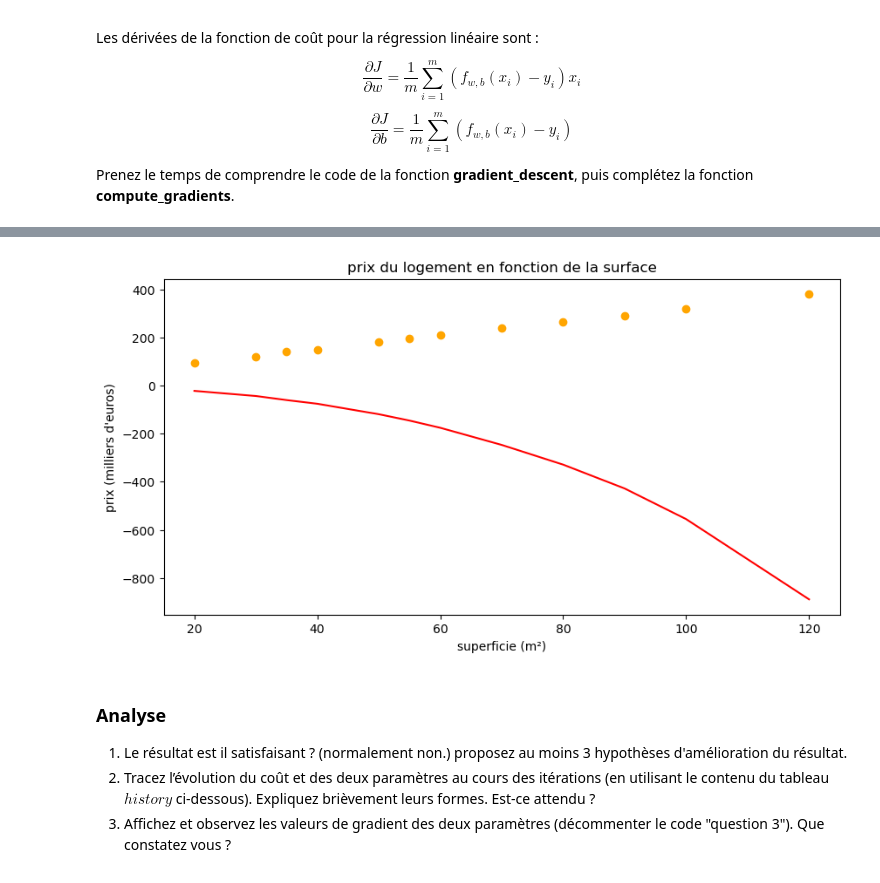
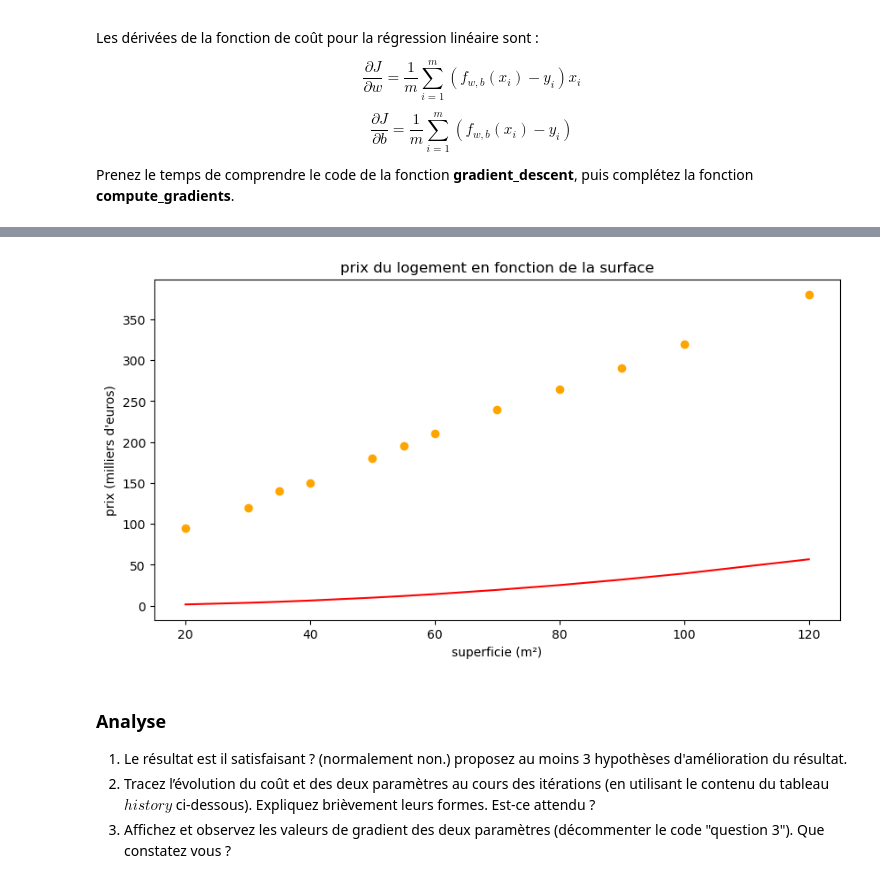
Before and after one commit to Hemiole/ml26, a Jupyter notebook: TD1-intro_machine_learning.ipynb, the cells around one changed output, grey strips where cells are left out. Saved outputs shown, nothing was run; the diff lists cells and outputs as text; code cells hidden in the pictures.

```diff
--- a/TD1-intro_machine_learning.ipynb
+++ b/TD1-intro_machine_learning.ipynb
@@ -189,7 +189,7 @@ def compute_loss(X, y, w, b):
     m = X.size
     # À faire
     predictions = predict_linear(surface, w, b)
-    squared_errors = np.sum((predictions-y)**2) #ou squared_errors = np.sum((predictions-X)**2)
+    squared_errors = np.sum((predictions-X)**2) #ou squared_errors = np.sum((predictions-X)**2)
     cost = (1/(2*m)) * squared_errors
 
     return cost
@@ -356,12 +356,14 @@ def compute_gradients(X, y, w, b):
     m = np.size(X)
     # À faire
     # Prédictions du modèle
-    predicted_y = X*w + b
+    predicted_y = y*w + b
     # Distances entre prédictions et valeurs réelles
-    dist = predicted_y-y
+    dist = predicted_y-X
     # gradients
-    dw = w-dist
-    db = b-dist
+    #dw = w-dist
+    dw = (1/m)*np.sum(dist)*X
+    db = (1/m)*np.sum(dist)
+    #db = b-dist
 
     return dw, db
 
@@ -403,4 +404,4 @@ final loss :  164993.4660232434
-[figure, old version]
+[figure, new version]
 # %% [markdown]
 ### Analyse
 1. Le résultat est il satisfaisant ? (normalement non.) proposez au moins 3 hypothèses d'amélioration du résultat.
```
Also changed, not shown: parts of 4 cells of this notebook.
